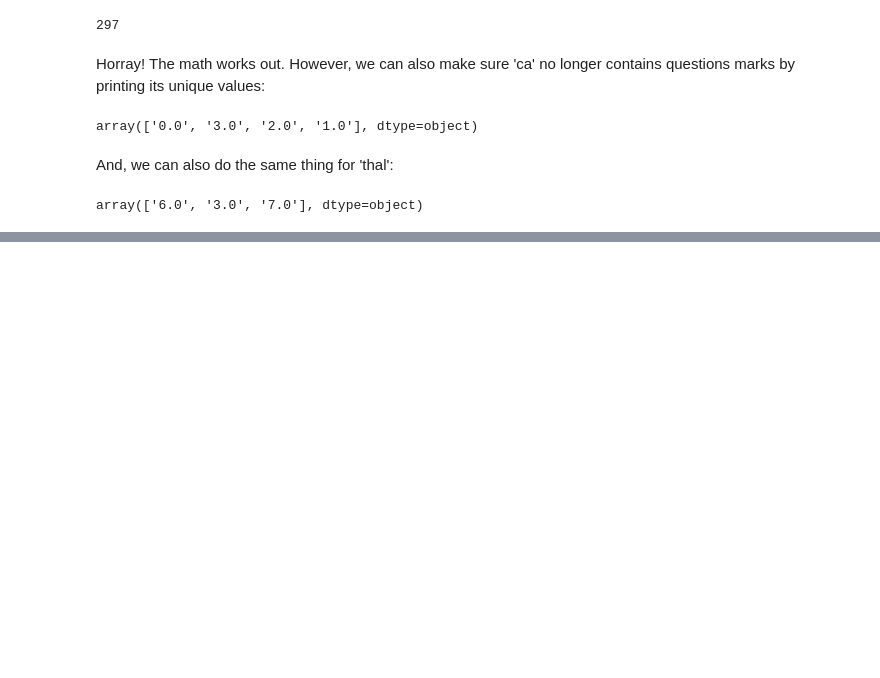
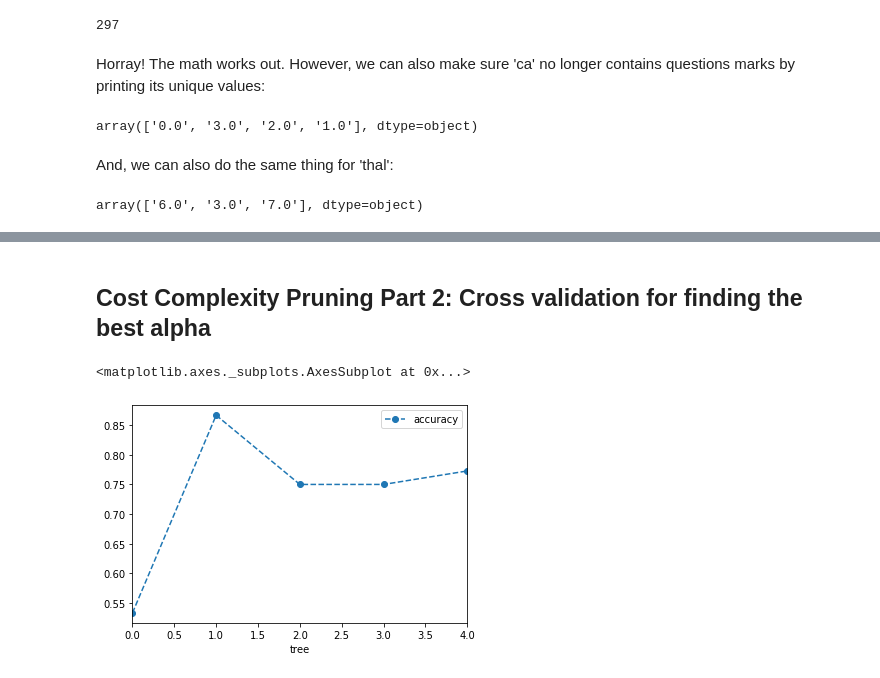
Before and after one commit to nabilatajrin/ford_used_car_analysis_-, a Jupyter notebook: processed_cleaveland_data_analysis.ipynb, the cells around one changed output, grey strips where cells are left out. Saved outputs shown, nothing was run; the diff lists cells and outputs as text; code cells hidden in the pictures; blank space fills up the shorter version.

```diff
--- a/processed_cleaveland_data_analysis.ipynb
+++ b/processed_cleaveland_data_analysis.ipynb
@@ -482,0 +332,16 @@ plt.show()
+# %% [markdown]
+## Cost Complexity Pruning Part 2: Cross validation for finding the best alpha
+# %%
+clf_dt = DecisionTreeClassifier(random_state = 42, ccp_alpha = 0.016) # create the tree with ccp_alpha = 0.016
+
+## now use 5-fold cross validation create 5 different training and testing datasets that are the used to train
+## and test the tree.
+## NOTE: We use 5-fold because we don't have tons of data...
+
+scores = cross_val_score(clf_dt, X_train, Y_train, cv = 5)
+df = pd.DataFrame(data = {'tree': range(5), 'accuracy': scores})
+
+df.plot(x = 'tree', y = 'accuracy', marker = 'o', linestyle = '--')
+# %% [output]
+<matplotlib.axes._subplots.AxesSubplot at 0x...>
+[figure, added]
```
Also changed, not shown: parts of 87 cells of this notebook.
